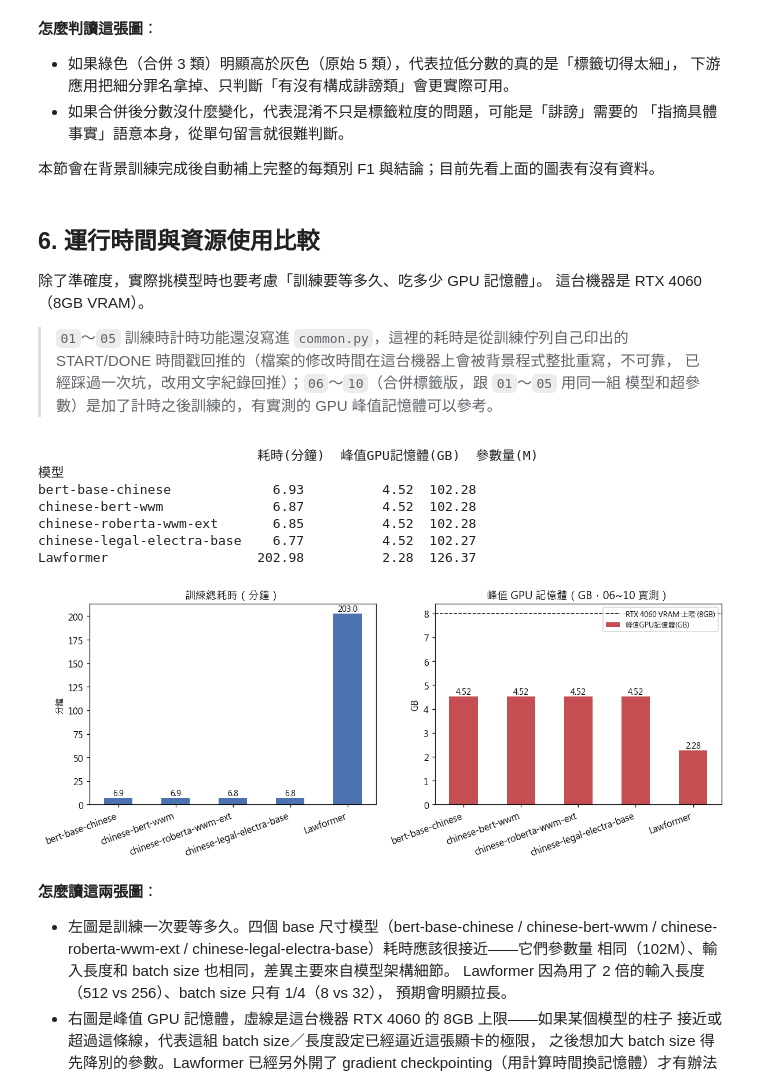
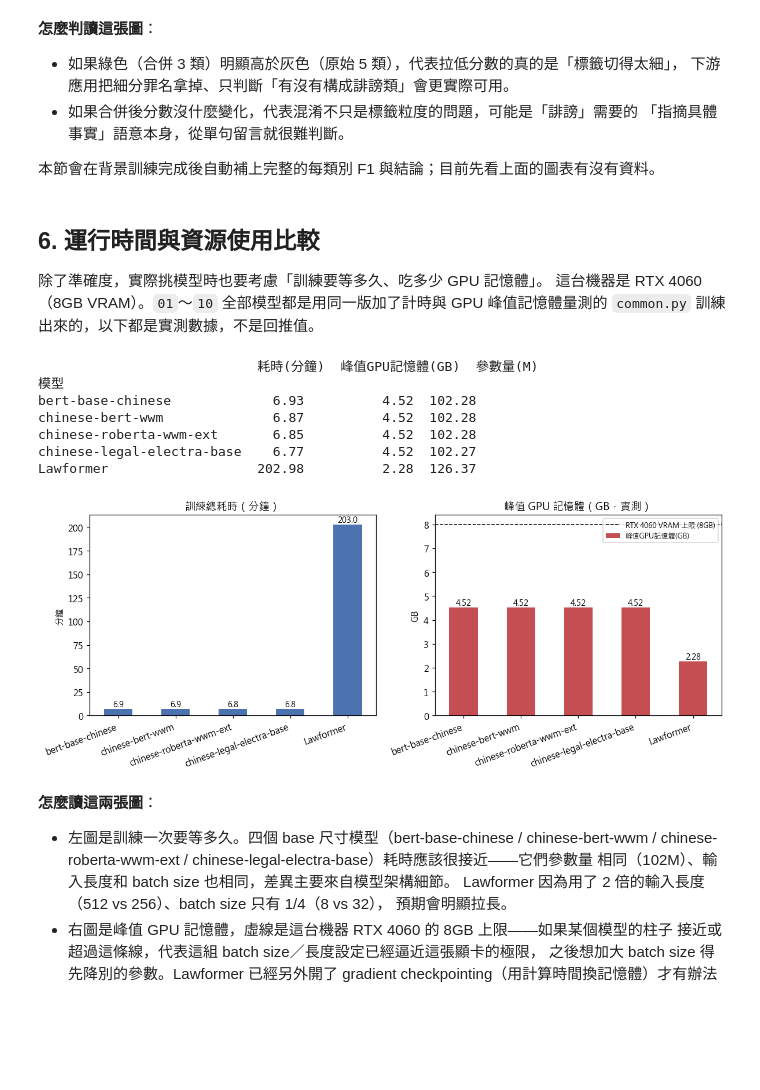
Before and after one commit to charleslin2003-prog/ML, a Jupyter notebook: ml/進度報告.ipynb, the cells around one changed output. Cells and saved outputs as stored; diff of their text form; code cells hidden in the pictures; blank space fills up the shorter version.

```diff
--- a/ml/進度報告.ipynb
+++ b/ml/進度報告.ipynb
@@ -420,12 +420,8 @@ else:
 ## 6. 運行時間與資源使用比較
 
 除了準確度，實際挑模型時也要考慮「訓練要等多久、吃多少 GPU 記憶體」。
-這台機器是 RTX 4060（8GB VRAM）。
-
-> `01`～`05` 訓練時計時功能還沒寫進 `common.py`，這裡的耗時是從訓練佇列自己印出的
-> START/DONE 時間戳回推的（檔案的修改時間在這台機器上會被背景程式整批重寫，不可靠，
-> 已經踩過一次坑，改用文字紀錄回推）；`06`～`10`（合併標籤版，跟 `01`～`05` 用同一組
-> 模型和超參數）是加了計時之後訓練的，有實測的 GPU 峰值記憶體可以參考。
+這台機器是 RTX 4060（8GB VRAM）。`01`～`10` 全部模型都是用同一版加了計時與 GPU
+峰值記憶體量測的 `common.py` 訓練出來的，以下都是實測數據，不是回推值。
 # %%
 TIMING_PAIRS = [
     ("01_bert-base-chinese", "06_bert-base-chinese_merged", "bert-base-chinese"),
@@ -439,8 +435,10 @@ timing_rows = []
 for orig_folder, merged_folder, name in TIMING_PAIRS:
     orig = _load(orig_folder)
     merged = _load(merged_folder)
-    wall = (orig or {}).get("total_wall_clock_seconds")
-    mem = (merged or {}).get("peak_gpu_memory_allocated_mb")  # 06~10 才有實測記憶體
+    # 01~10 現在都用同一版有計時的 common.py 訓練，兩邊各自都有實測值；
+    # 以 5 類任務(orig)的數字為主，缺的話才退回合併任務(merged)的數字。
+    wall = (orig or {}).get("total_wall_clock_seconds") or (merged or {}).get("total_wall_clock_seconds")
+    mem = (orig or {}).get("peak_gpu_memory_allocated_mb") or (merged or {}).get("peak_gpu_memory_allocated_mb")
     params = (orig or merged or {}).get("num_parameters")
     timing_rows.append({"模型": name, "耗時(分鐘)": wall / 60 if wall else np.nan,
                          "峰值GPU記憶體(GB)": mem / 1024 if mem else np.nan,
@@ -460,36 +458,36 @@ if timing_df["耗時(分鐘)"].notna().any():
         if not np.isnan(v):
             axes[0].text(i, v, f"{v:.1f}", ha="center", va="bottom", fontsize=9)
 
     if timing_df["峰值GPU記憶體(GB)"].notna().any():
         timing_df["峰值GPU記憶體(GB)"].plot(kind="bar", ax=axes[1], color="#C44E52")
-        axes[1].set_title("峰值 GPU 記憶體（GB，06~10 實測）")
+        axes[1].set_title("峰值 GPU 記憶體（GB，實測）")
         axes[1].set_ylabel("GB")
         axes[1].set_xlabel("")
         axes[1].axhline(8, color="black", linestyle="--", linewidth=1, label="RTX 4060 VRAM 上限 (8GB)")
         axes[1].legend(fontsize=8)
         for i, v in enumerate(timing_df["峰值GPU記憶體(GB)"]):
             if not np.isnan(v):
                 axes[1].text(i, v, f"{v:.2f}", ha="center", va="bottom", fontsize=9)
     else:
-        axes[1].text(0.5, 0.5, "合併標籤實驗（06~10）\n尚未完成，暫無實測記憶體數據",
+        axes[1].text(0.5, 0.5, "尚無實測記憶體數據",
                      ha="center", va="center", transform=axes[1].transAxes)
         axes[1].axis("off")
 
     for ax in axes:
         plt.setp(ax.get_xticklabels(), rotation=20, ha="right")
     plt.tight_layout()
     plt.show()
 else:
     print("尚無耗時資料可畫圖。")
 # %% [output]
                             耗時(分鐘)  峰值GPU記憶體(GB)  參數量(M)
 模型
 bert-base-chinese             6.93          4.52  102.28
 chinese-bert-wwm              6.87          4.52  102.28
 chinese-roberta-wwm-ext       6.85          4.52  102.28
 chinese-legal-electra-base    6.77          4.52  102.27
 Lawformer                   202.98          2.28  126.37
-[figure, old version]
+[figure, new version]
 # %% [markdown]
 **怎麼讀這兩張圖**：
 - 左圖是訓練一次要等多久。四個 base 尺寸模型（bert-base-chinese / chinese-bert-wwm /
```
Also changed, not shown: 1 other file.
